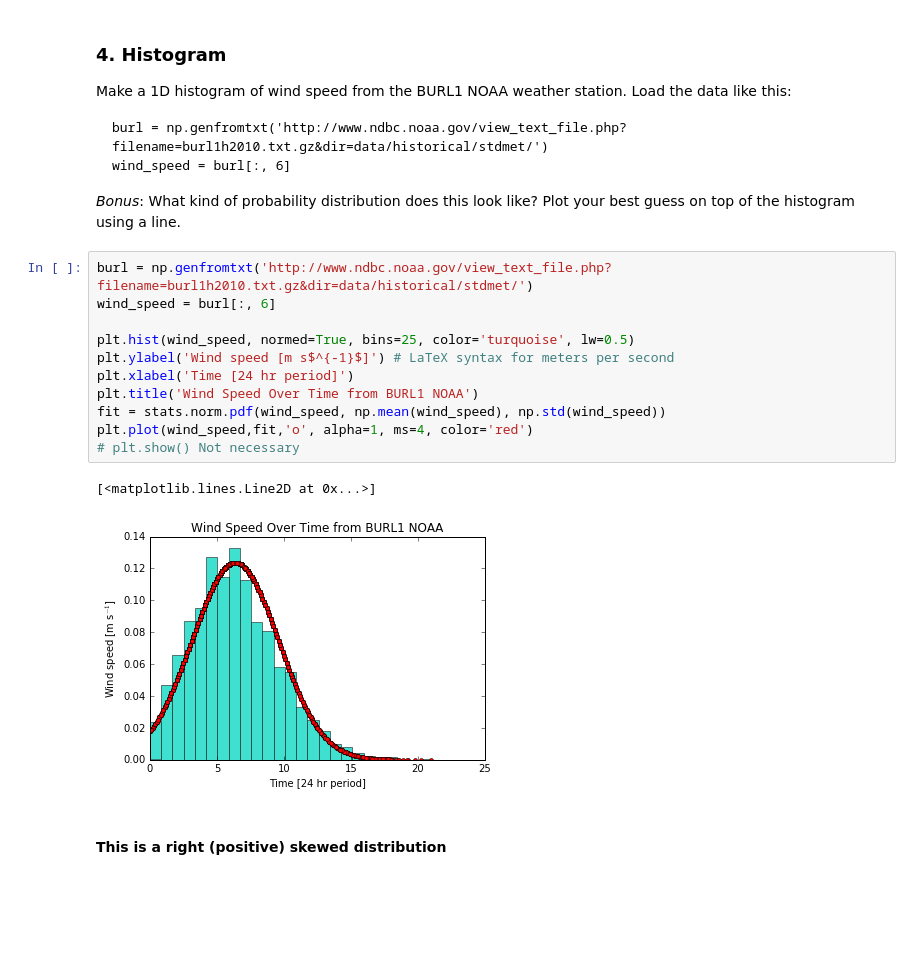
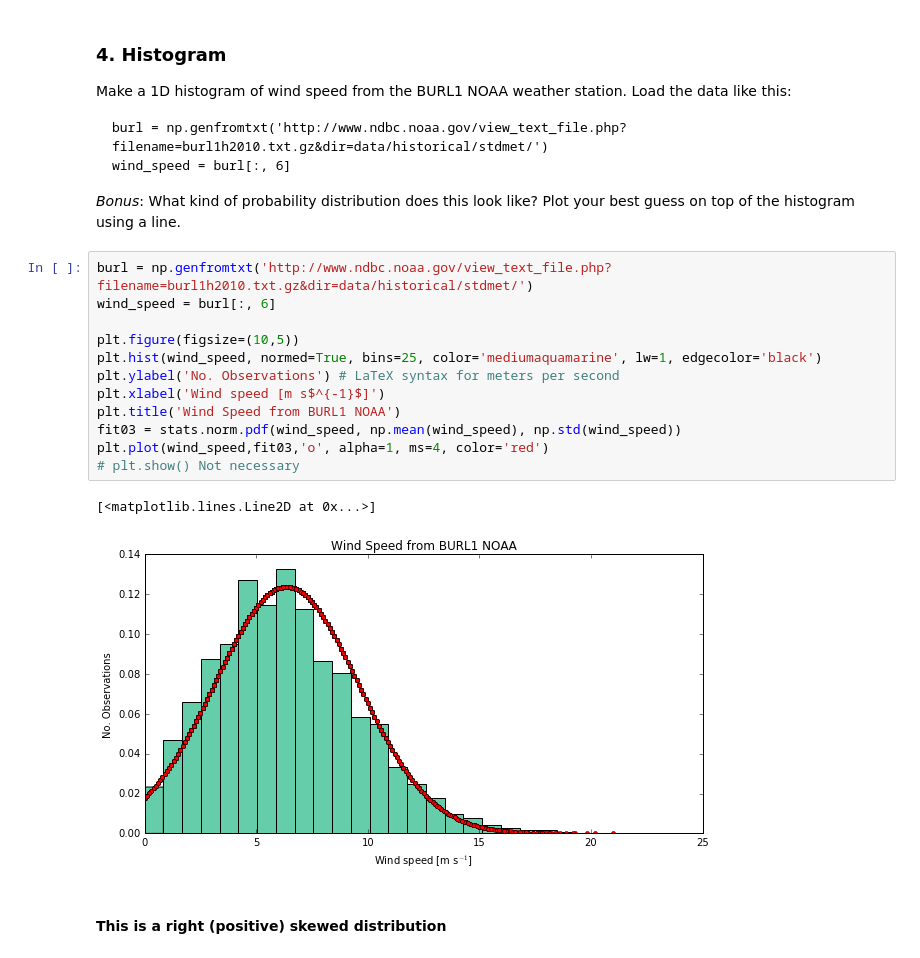
Before and after one commit to johntamu/python4geosciences-hw, a Jupyter notebook: hw04-solutions.ipynb, the cells around one changed output. Saved outputs shown, nothing was run; the diff lists cells and outputs as text; blank space fills up the shorter version.

```diff
--- a/hw04-solutions.ipynb
+++ b/hw04-solutions.ipynb
@@ -233,17 +278,18 @@ Make a 1D histogram of wind speed from the BURL1 NOAA weather station. Load the
 # %%
 burl = np.genfromtxt('http://www.ndbc.noaa.gov/view_text_file.php?filename=burl1h2010.txt.gz&dir=data/historical/stdmet/')
 wind_speed = burl[:, 6]
 
-plt.hist(wind_speed, normed=True, bins=25, color='turquoise', lw=0.5)
-plt.ylabel('Wind speed [m s$^{-1}$]') # LaTeX syntax for meters per second
-plt.xlabel('Time [24 hr period]')
-plt.title('Wind Speed Over Time from BURL1 NOAA')
-fit = stats.norm.pdf(wind_speed, np.mean(wind_speed), np.std(wind_speed))
-plt.plot(wind_speed,fit,'o', alpha=1, ms=4, color='red')
+plt.figure(figsize=(10,5))
+plt.hist(wind_speed, normed=True, bins=25, color='mediumaquamarine', lw=1, edgecolor='black')
+plt.ylabel('No. Observations') # LaTeX syntax for meters per second
+plt.xlabel('Wind speed [m s$^{-1}$]')
+plt.title('Wind Speed from BURL1 NOAA')
+fit03 = stats.norm.pdf(wind_speed, np.mean(wind_speed), np.std(wind_speed))
+plt.plot(wind_speed,fit03,'o', alpha=1, ms=4, color='red')
 # plt.show() Not necessary
 # %% [output]
 [<matplotlib.lines.Line2D at 0x...>]
-[figure, old version]
+[figure, new version]
 # %% [markdown]
 #### This is a right (positive) skewed distribution
 # %% [markdown]
```
Also changed, not shown: parts of 14 cells of this notebook.
